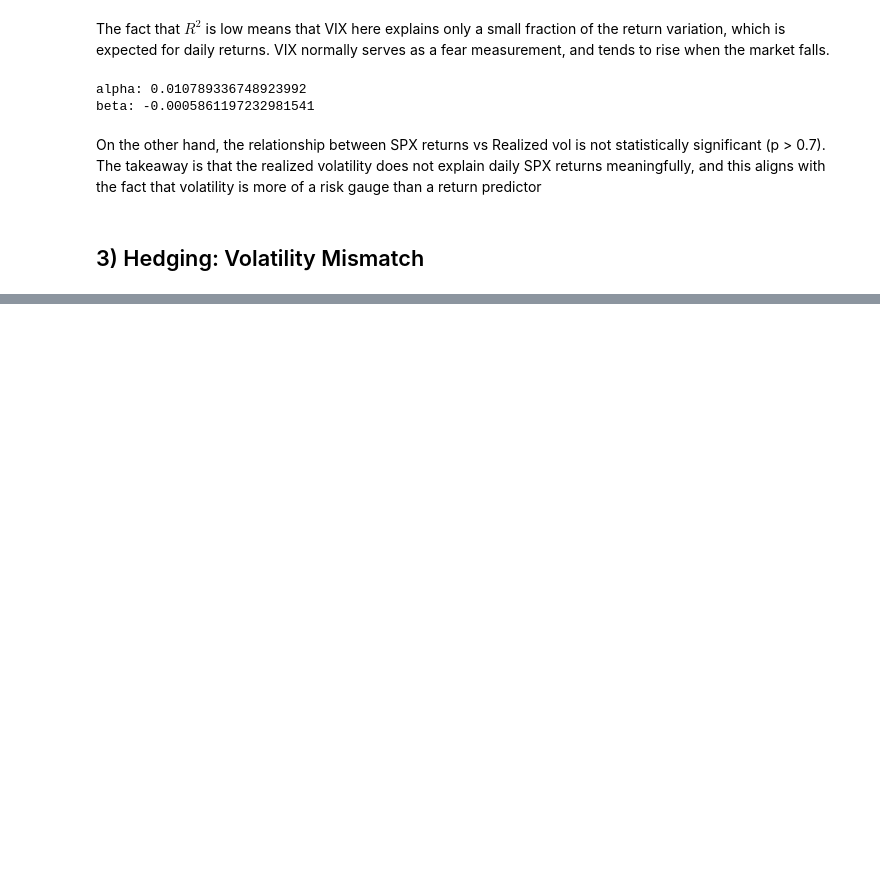
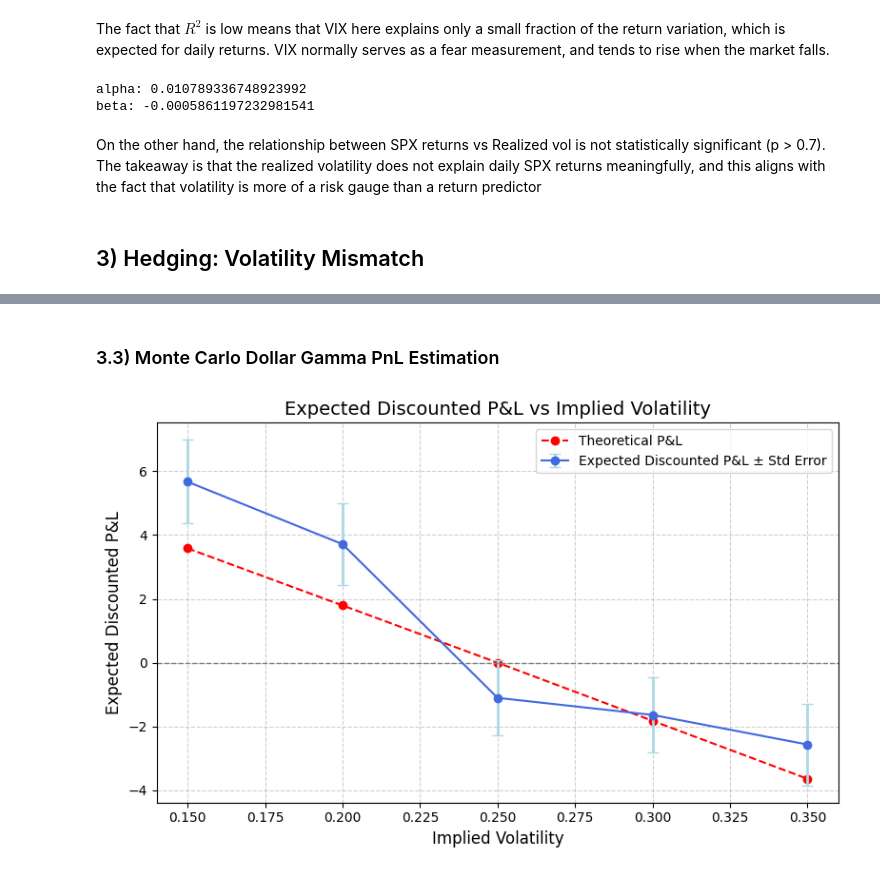
Before and after one commit to GiorgioCampo/CF_Assignment1, a Jupyter notebook: compfin_1.ipynb, the cells around one changed output, grey strips where cells are left out. Cells and saved outputs as stored; diff of their text form; code cells hidden in the pictures; blank space fills up the shorter version.

```diff
--- a/compfin_1.ipynb
+++ b/compfin_1.ipynb
@@ -797,0 +817,7 @@ plt.show()
+# %%
+# Mean sample values
+for vol in vols:
+    for k in hedging_errors[str(vol)].keys():
+        print(f"Mean hedging error for vol = {vol}, k = {k}: {np.mean(hedging_errors[str(vol)][k])}")
+        print(f"Standard error for vol = {vol}, k = {k}: {np.std(hedging_errors[str(vol)][k], ddof=1) / np.sqrt(len(hedging_errors[str(vol)][k]))}")
+    print("\n")
@@ -797,0 +842,2 @@ plt.show()
+# %% [markdown]
+### 3.3) Monte Carlo Dollar Gamma PnL Estimation
@@ -797,0 +996,35 @@ plt.show()
+# %%
+plt.figure(figsize=(8, 5))
+
+plt.plot(
+    sigma_imps, theoretical_pnl,
+    'o--',                   # 'o' marker with a line
+    color='red',
+    label="Theoretical P&L"
+)
+plt.errorbar(
+    sigma_imps, expected_pnl,
+    yerr=std_errors,
+    fmt='o-',                   # 'o' marker with a line
+    color='royalblue',
+    ecolor='lightblue',         # color of error bars
+    elinewidth=2,
+    capsize=4,                  # little caps at the ends
+    label="Expected Discounted P&L ± Std Error"
+)
+
+plt.axhline(0, color='gray', linestyle='--', linewidth=1)
+plt.grid(True, linestyle='--', alpha=0.6)
+
+plt.xlabel("Implied Volatility", fontsize=12)
+plt.ylabel("Expected Discounted P&L", fontsize=12)
+plt.title("Expected Discounted P&L vs Implied Volatility", fontsize=14)
+plt.legend()
+plt.tight_layout()
+
+if savefig:
+    plt.savefig("./img/expected_discounted_pnl_with_errorbars.pdf")
+
+plt.show()
+# %% [output]
+[figure, added]
```
Also changed, not shown: parts of 12 cells of this notebook, 3 other files.
